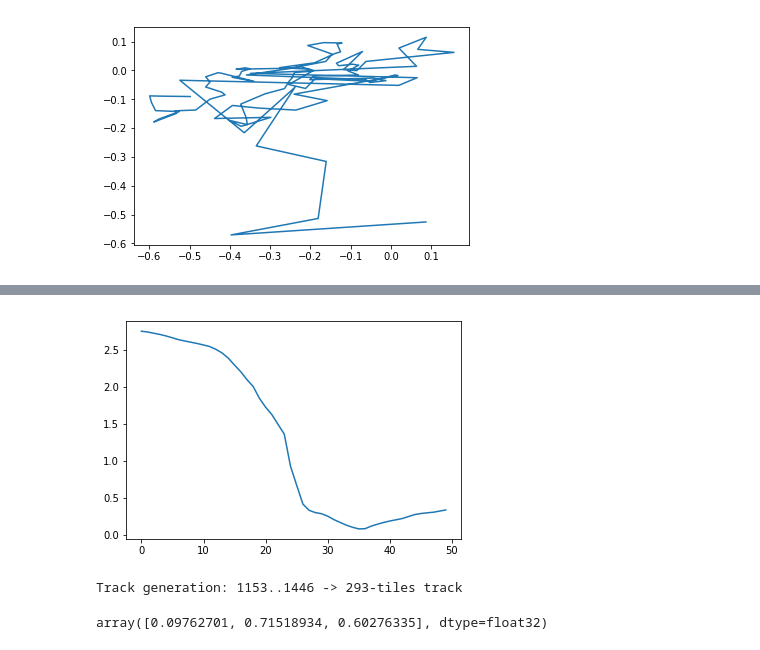
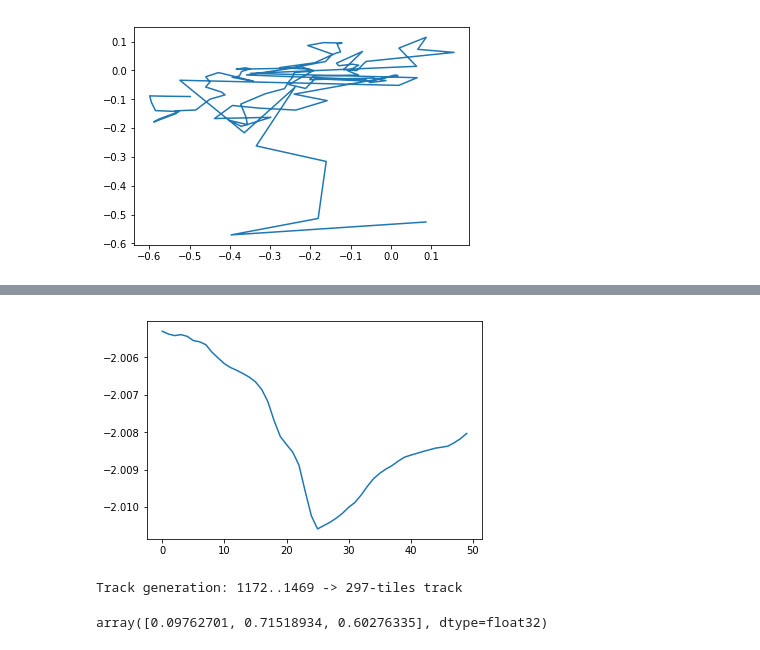
Before and after one commit to HastingsGreer/race, a Jupyter notebook: sequence-unet.ipynb, the cells around one changed output, grey strips where cells are left out. Saved outputs shown, nothing was run; the diff lists cells and outputs as text; code cells hidden in the pictures.

```diff
--- a/sequence-unet.ipynb
+++ b/sequence-unet.ipynb
@@ -250,7 +335,0 @@ network.compile(loss=keras.losses.mse, optimizer=keras.optimizers.adam())
-# %%
-for _ in range(80):
-    data_starts = [np.random.randint(0, len(ar) - 256) for ar in full_data]
-    data_cropped = np.array([f[start:256 + start] for f, start in zip(full_data, data_starts)])
-    masks = np.array([mask() for _ in range(len(data_cropped))])
-    network.fit([data_cropped[:-200], masks[:-200]], data_cropped[:-200], validation_data=
-               ([data_cropped[-200:], masks[-200:]], data_cropped[-200:]))
@@ -300,22 +428,24 @@ plt.plot(data_cropped[-15,:,  -1])
 def control_mask(len_init):
     out = np.concatenate([np.ones(len_init), np.zeros(256 - len_init)])
     out = out.reshape(1, 256, 1)
-    out = np.repeat(out, 36, 2)
-    out[:,:, :3] = 1
+    out = np.repeat(out, game.fulldata_dim, 2)
+    out[:,:, :game.num_controls] = 1
     return out
 # %%
 def apply_action(full_data, len_init, action):
     out = full_data.copy()
-    out[:, len_init:, :3] = np.array(action).reshape(-1, 1, 3)
+
+    out[:, len_init:, :game.num_controls] = np.array(action).reshape(len(out), -1, game.num_controls)
     return out
 # %%
 
-n = 10
-control_out = network.predict([apply_action(data_cropped[-n:-n + 1], 100, [1, 1, 0]), control_mask(100)])
+n = 101
+control_out = network.predict([apply_action(data_cropped[-n:-n + 1], 100, [-1, 1, 0]), control_mask(100)])
 watch(control_out[0, :256])
 plt.plot(control_out[0, 0:150, -1])
-score = np.sum(control_out[0, 100:115, -1])
-score
+score8 = np.sum(control_out[0, 100:115, -1])
+score8
 plt.show()
 plt.plot(control_out[0])
+plt.show()
 # %% [output]
@@ -341,16 +454,20 @@ plt.plot(control_out[0])
 # %%
-def score(full_data, len_init, action):
+def score(full_data, len_init, action, do_watch=False):
 
     network_out = network.predict([
         apply_action(full_data, len_init, action),
-        np.repeat(control_mask(len_init), len(np.reshape(action, (-1, 1, 3))), 0)
+        np.repeat(control_mask(len_init), len(np.reshape(action, (-1, 1, game.num_controls))), 0)
     ])
-    score = np.sum(network_out[:, len_init:len_init + 19, -1], axis=1)
+    if(do_watch):
+        watch(network_out[0, len_init:])
+        plt.plot(network_out[0, :, -1])
+        plt.show()
+    score = np.sum(network_out[:, len_init:len_init + 20, -1], axis=1)
     return score
-plt.plot([score(data_cropped[-n:-n + 1], 100, [ctrl, 1, 0]) for ctrl in np.linspace(-1, 1, 50)])
+plt.plot([score(data_cropped[-n:-n + 1], 100, [ctrl,  0, 1]) for ctrl in np.linspace(-1, 1, 50)])
 plt.show()
 # %% [output]
-[figure, old version]
+[figure, new version]
 # %%
 import noise
 import gym
@@ -360,12 +477,12 @@ import numpy as np
 
 
 
-env = gym.make("CarRacing-v0")
+env = gym.make(game.name)
 from pyglet import gl
 import cProfile
 _ = env.reset()
 # %% [output]
-Track generation: 1153..1446 -> 293-tiles track
+Track generation: 1172..1469 -> 297-tiles track
 # %%
 env.action_space.sample()
 # %% [output]
```
Also changed, not shown: parts of 39 cells of this notebook, 7 other files.
